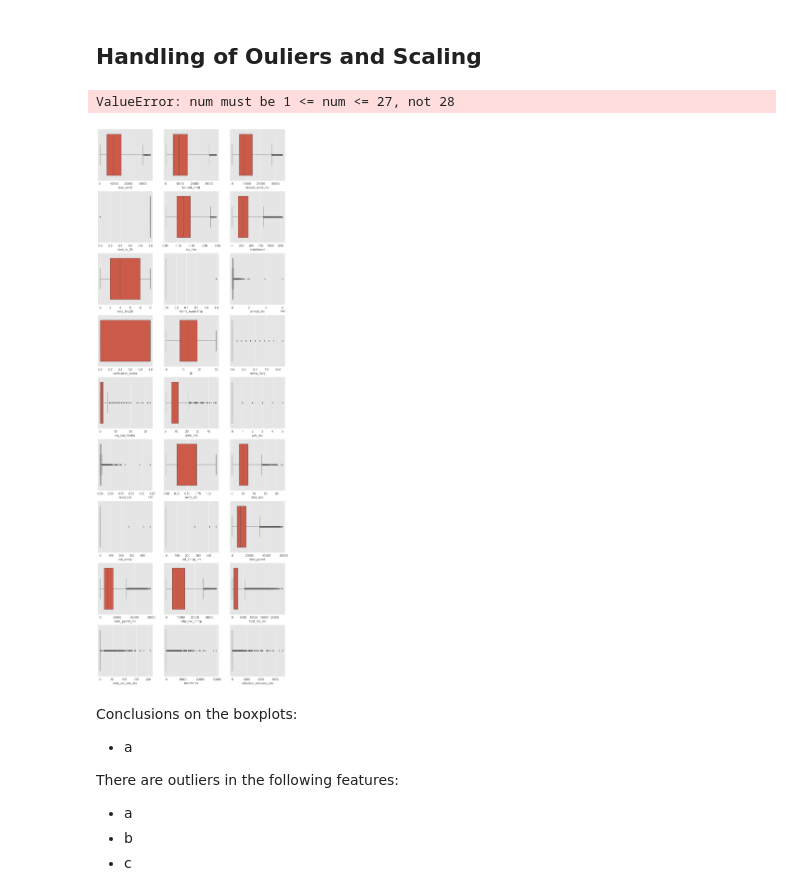
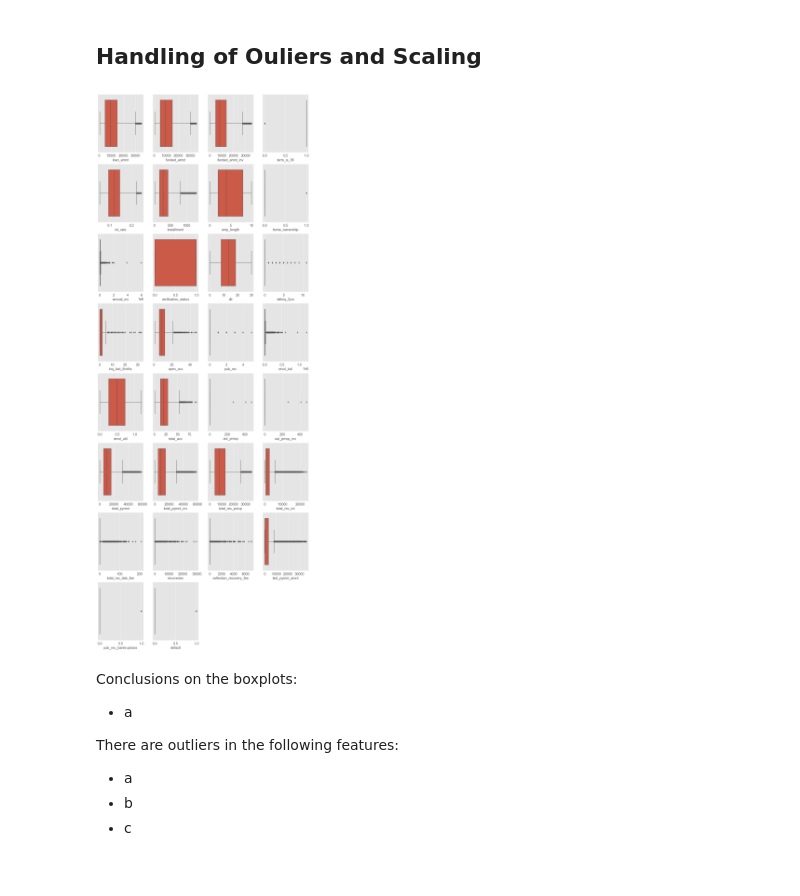
Before and after one commit to jb-ds2020/2nd_Project, a Jupyter notebook: 2020-Lenders-Club-Mederer-Bechthold_EDA.ipynb, the cells around one changed output. Cells and saved outputs as stored; diff of their text form; code cells hidden in the pictures.

```diff
--- a/2020-Lenders-Club-Mederer-Bechthold_EDA.ipynb
+++ b/2020-Lenders-Club-Mederer-Bechthold_EDA.ipynb
@@ -1092,6 +1092,9 @@ print("The distribution is shown in the plot")
 df_a.emp_length.fillna(median_emplenght,inplace=True)
 df_a.emp_length = df_a.emp_length.astype(int)
 df_a.emp_length.hist(density=1);
+
+# convert to float
+df_a.emp_length = df_a.emp_length.astype(float)
 # %% [output]
 The median is of emp_length is 4.0
 The distribution is shown in the plot
@@ -1893,18 +1896,17 @@ Conclusion for income verfification:
 # %%
 continuous_var = list(df_insp.select_dtypes(['int64','float64']))
 # create distplots
 fig = plt.figure(figsize=(20,60))
 i=1
 
 for column in df_insp[continuous_var]:
-    plt.subplot(9,3,i)
+    plt.subplot(9,4,i)
     sns.boxplot(df_insp[column])
     i += 1
 plt.savefig('plots/boxplots_all_numeric.png',dpi=300,bbox_inches='tight')
 plt.savefig('plots/boxplots_all_numeric.pdf',bbox_inches='tight')
 # %% [output]
-ValueError: num must be 1 <= num <= 27, not 28
-[figure, old version]
+[figure, new version]
 # %% [markdown]
 Conclusions on the boxplots:
 - a
```
Also changed, not shown: parts of 9 cells of this notebook, 17 other files.
